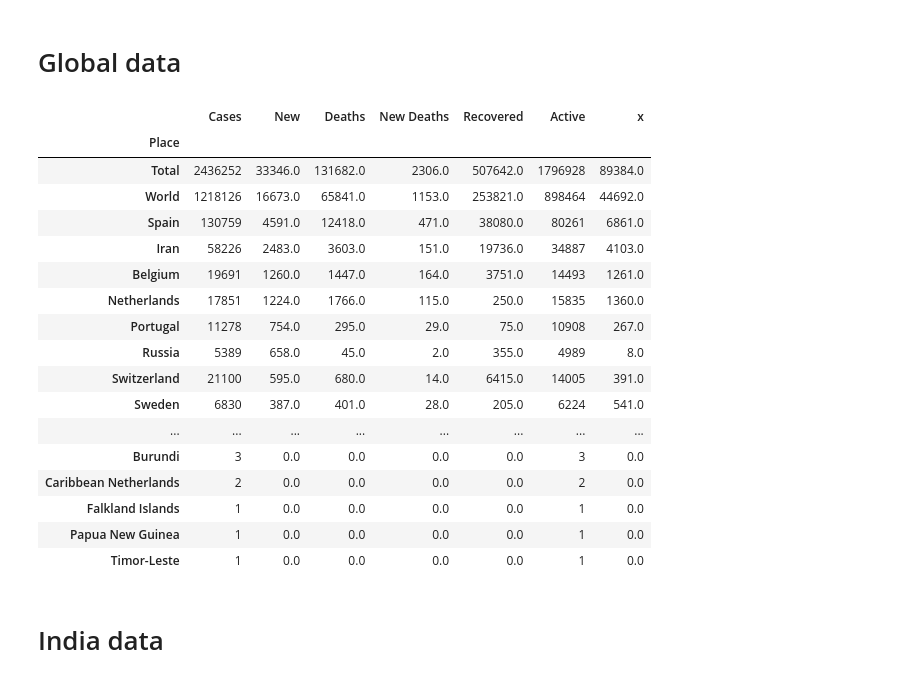
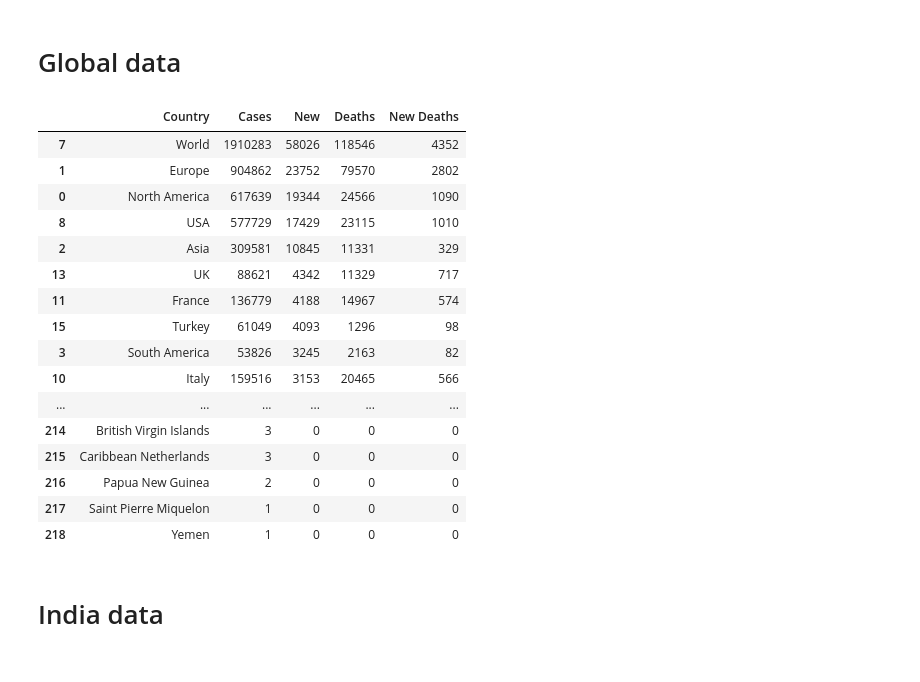
Before and after one commit to bhavsarpratik/covid19-tracker, a Jupyter notebook: notebooks/telegram.ipynb, the cells around one changed output. Drawn from its saved outputs; the diff is of its cells as text; code cells hidden in the pictures.

```diff
--- a/notebooks/telegram.ipynb
+++ b/notebooks/telegram.ipynb
@@ -46,67 +46,55 @@ class TelegramMessenger:
 # %%
 def convert1(num):
     num = float('{:.3g}'.format(num))
     magnitude = 0
     while abs(num) >= 1000:
         magnitude += 1
         num /= 1000.0
     return '{}{}'.format('{:f}'.format(num).rstrip('0').rstrip('.'), ['', 'K', 'M', 'B', 'T'][magnitude])
 
 def get_data():
     url = 'https://www.worldometers.info/coronavirus'
     page = requests.get(url)
     doc = lh.fromstring(page.content)
     tr_elements = doc.xpath('//*[@id="main_table_countries_today"]/tbody[1]')
     rows = []
     #For each row, store each first element (header) and an empty list
     for t in tr_elements[0]:
         row = [x.text_content() for x in t.findall('td')[:-1]]
         rows.append(row)
 
     columns = ['Country', 'Cases', 'New', 'Deaths',
-               'New Deaths', 'Recovered', 'Active', 'x', 'x', 'x', 'x']
-    df = pd.DataFrame(rows, columns=columns)
-    df = df.astype(str).replace('', 0).iloc[:, :-3]
+               'New Deaths', 'Recovered', 'Active', 'x', 'x', 'x', 'x', 'x']
+    df = pd.DataFrame(rows, columns=columns).iloc[:, :5].fillna(0)
+    df = df.replace(' ', '').replace(',', '', regex=True).replace('', 0)
+    df.dropna(inplace=True)
 
     for col in df.columns[1:]:
-        df[col] = df[col].str.replace(' ', '').replace(
-            ',', '', regex=True).replace('+', '').apply(pd.to_numeric).fillna(0)
+        df[col] = df[col].replace('+', '').apply(pd.to_numeric).astype(int)
 
-    df = df.sort_values(['New', 'Cases'], ascending=False)
-    total = df.sum().values
-    total[0] = 'Total'
-    df = pd.concat([pd.DataFrame([total], columns=df.columns), df]).rename({'Country': 'Place'}, axis=1).set_index('Place')
-#     df = df/1000
-    df = df.astype(str)
-#     df = df.apply(convert)
-#     df['Total(1000)',:] = (df['Total']/1000).round(2)
+    df.Country = df.Country.apply(lambda x: x.replace('\n', ''))
 
-#     for col in df.columns:
-#         df[col] = (df[col].astype(float)/1000000).astype(str) + 'M'
-    return df
+    return df.sort_values(['New', 'Cases'], ascending=False)
 
-
-df = get_data()
-df.head(300)
+get_data()
 # %% [output]
-|  | Cases | New | Deaths | New Deaths | Recovered | Active | x |
-| Place |  |  |  |  |  |  |  |
-| Total | 2436252 | 33346.0 | 131682.0 | 2306.0 | 507642.0 | 1796928 | 89384.0 |
-| World | 1218126 | 16673.0 | 65841.0 | 1153.0 | 253821.0 | 898464 | 44692.0 |
-| Spain | 130759 | 4591.0 | 12418.0 | 471.0 | 38080.0 | 80261 | 6861.0 |
-| Iran | 58226 | 2483.0 | 3603.0 | 151.0 | 19736.0 | 34887 | 4103.0 |
-| Belgium | 19691 | 1260.0 | 1447.0 | 164.0 | 3751.0 | 14493 | 1261.0 |
-| Netherlands | 17851 | 1224.0 | 1766.0 | 115.0 | 250.0 | 15835 | 1360.0 |
-| Portugal | 11278 | 754.0 | 295.0 | 29.0 | 75.0 | 10908 | 267.0 |
-| Russia | 5389 | 658.0 | 45.0 | 2.0 | 355.0 | 4989 | 8.0 |
-| Switzerland | 21100 | 595.0 | 680.0 | 14.0 | 6415.0 | 14005 | 391.0 |
-| Sweden | 6830 | 387.0 | 401.0 | 28.0 | 205.0 | 6224 | 541.0 |
-| ... | ... | ... | ... | ... | ... | ... | ... |
-| Burundi | 3 | 0.0 | 0.0 | 0.0 | 0.0 | 3 | 0.0 |
-| Caribbean Netherlands | 2 | 0.0 | 0.0 | 0.0 | 0.0 | 2 | 0.0 |
-| Falkland Islands | 1 | 0.0 | 0.0 | 0.0 | 0.0 | 1 | 0.0 |
-| Papua New Guinea | 1 | 0.0 | 0.0 | 0.0 | 0.0 | 1 | 0.0 |
-| Timor-Leste | 1 | 0.0 | 0.0 | 0.0 | 0.0 | 1 | 0.0 |
+|  | Country | Cases | New | Deaths | New Deaths |
+| 7 | World | 1910283 | 58026 | 118546 | 4352 |
+| 1 | Europe | 904862 | 23752 | 79570 | 2802 |
+| 0 | North America | 617639 | 19344 | 24566 | 1090 |
+| 8 | USA | 577729 | 17429 | 23115 | 1010 |
+| 2 | Asia | 309581 | 10845 | 11331 | 329 |
+| 13 | UK | 88621 | 4342 | 11329 | 717 |
+| 11 | France | 136779 | 4188 | 14967 | 574 |
+| 15 | Turkey | 61049 | 4093 | 1296 | 98 |
+| 3 | South America | 53826 | 3245 | 2163 | 82 |
+| 10 | Italy | 159516 | 3153 | 20465 | 566 |
+| ... | ... | ... | ... | ... | ... |
+| 214 | British Virgin Islands | 3 | 0 | 0 | 0 |
+| 215 | Caribbean Netherlands | 3 | 0 | 0 | 0 |
+| 216 | Papua New Guinea | 2 | 0 | 0 | 0 |
+| 217 | Saint Pierre Miquelon | 1 | 0 | 0 | 0 |
+| 218 | Yemen | 1 | 0 | 0 | 0 |
 # %% [markdown]
 # India data
 # %%
```
Also changed, not shown: parts of 1 cell of this notebook, 2 other files.
